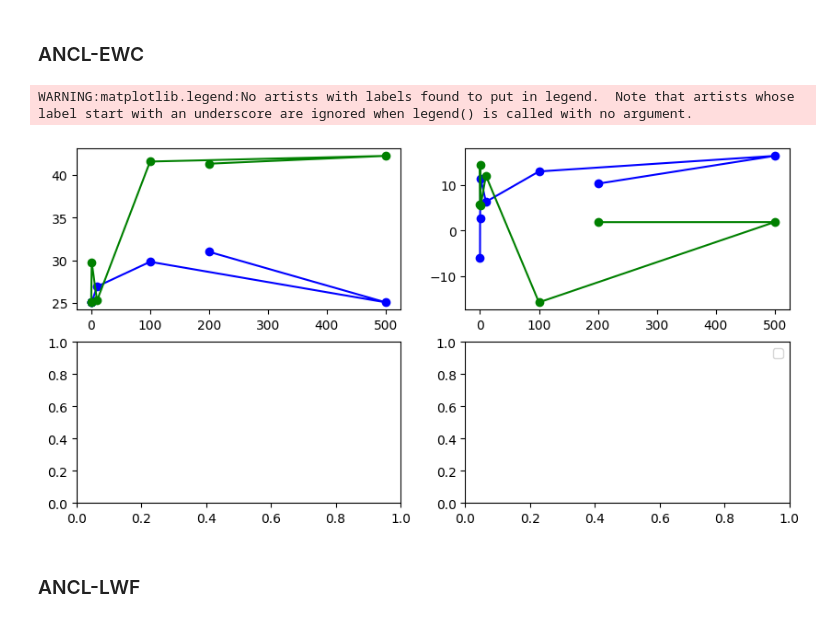
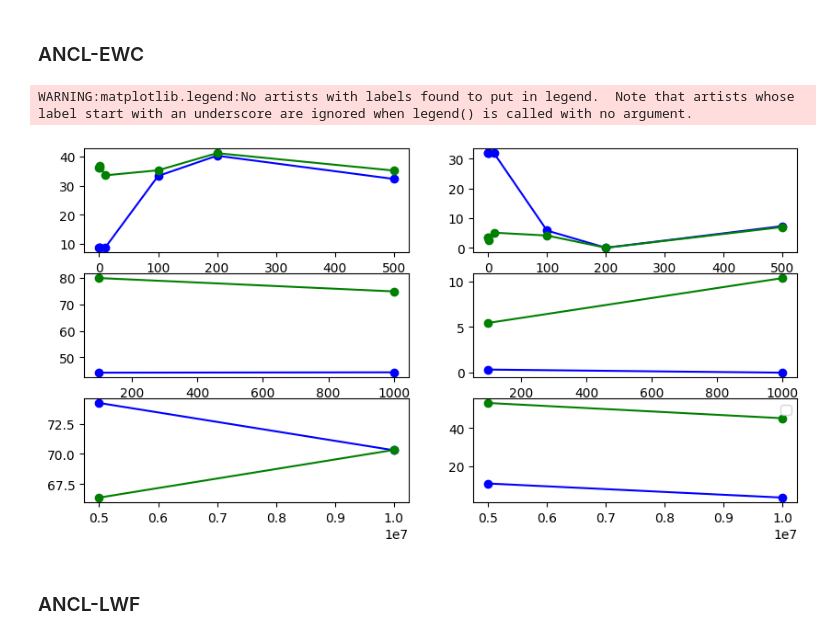
Before and after one commit to itsmemala/FABR, a Jupyter notebook: CL_Metrics.ipynb, the cells around one changed output. Cells and saved outputs as stored; diff of their text form; code cells hidden in the pictures.

```diff
--- a/CL_Metrics.ipynb
+++ b/CL_Metrics.ipynb
@@ -852,7 +852,7 @@ def get_res_fname(rand_idx,path,dataset):
         return dataset+'_bert_adapter_lwf_ancl_'+'random'+str(rand_idx)+'_seed0_f1.txt'
     elif 'LWF' in path:
         return dataset+'_bert_adapter_lwf_'+'random'+str(rand_idx)+'_seed0_f1.txt'
-    elif 'LAEWC' in path:
+    elif 'LAEWC' in path or 'LAMAS' in path:
         return dataset+'_bert_adapter_ewc_freeze_'+'random'+str(rand_idx)+'_seed0_f1.txt'
     else:
         return dataset+'_bert_adapter_ewc_'+'random'+str(rand_idx)+'_seed0_f1.txt'
@@ -879,16 +879,20 @@ path_sets1 = [
     ,'/content/gdrive/MyDrive/Collas24/BehavSH/BehavSH_MAS_2tasks.ind_max.1/'
     ,'/content/gdrive/MyDrive/Collas24/BehavSH/BehavSH_MAS_2tasks.ind_max.4/'
     ,'/content/gdrive/MyDrive/Collas24/BehavSH/BehavSH_MAS_2tasks.ind_max.6/'
+    ,'/content/gdrive/MyDrive/Collas24/BehavSH/BehavSH_NoL1LAMAS_AdaptKTCFsv2.ind_max.1/'
+    ,'/content/gdrive/MyDrive/Collas24/BehavSH/BehavSH_NoL1LAMAS_AdaptKTCFsv2.ind_max.8/'
+    ,'/content/gdrive/MyDrive/Collas24/BehavSH/BehavSH_NoL1LAMAS_AdaptKTCFsv2.ind_max.9/'
     ]
 ]
 # m_labels = [100,200,400,500,600,800,1000,1500]
-m_labels = [1,10,50,100,500,800]
+m_labels = [1,10,50,100,500,800,100,10,50]
+markers = ['x','x','x','x','x','x','o','o','o']
 
 fig, axes = plt.subplots(nrows=2, ncols=2, figsize=(15, 5))
 for ax_idx,paths in enumerate(path_sets1):
     # for rand_idx,color in zip([0,3,6],['gold','dodgerblue','red']):
     for rand_idx,color in zip([0],['gold']):
-        for path,m_label in zip(paths,m_labels):
+        for path,m_label,marker in zip(paths,m_labels,markers):
             expt = 'random'+str(rand_idx)+'_seed0_task1'
 
             ypath = path + get_res_fname(rand_idx,path,dataset)
@@ -904,7 +908,7 @@ for ax_idx,paths in enumerate(path_sets1):
             wd_high, cnt_wd_high = 0, 0
             wd_low = 0
             for k,v_ar in alpha_rel.items():
-              if 'output.adapter' in k or 'output.LayerNorm' in k or 'last' in k:
+              if 'output.adapter' in k or 'output.LayerNorm' in k or (dataset=='hwu64' and 'last' in k):
                   assert v_ar.shape==wd_old_magn[k].shape
                   v_ar, wd = v_ar.flatten().numpy(), wd_old_magn[k].flatten().numpy()
                   cnt_tot += len(v_ar)
@@ -914,13 +918,13 @@ for ax_idx,paths in enumerate(path_sets1):
             perc_wd_high = cnt_wd_high/cnt_tot
             wd_high = wd_high/cnt_wd_high
             wd_low = wd_low/(cnt_tot-cnt_wd_high)
-            axes[0,0].plot(wd_high, forg, marker='x', color=color)
+            axes[0,0].plot(wd_high, forg, marker=marker, color=color)
             axes[0,0].text(wd_high, forg+2, str(m_label)+','+str("{:1.2f}".format(perc_wd_high)), ha="center")
-            axes[0,1].plot(wd_high, newtask, marker='x', color=color)
+            axes[0,1].plot(wd_high, newtask, marker=marker, color=color)
             axes[0,1].text(wd_high, newtask+2, str(m_label)+','+str("{:1.2f}".format(perc_wd_high)), ha="center")
-            axes[1,0].plot(wd_low, forg, marker='x', color=color)
+            axes[1,0].plot(wd_low, forg, marker=marker, color=color)
             axes[1,0].text(wd_low, forg+2, "%d" %m_label, ha="center")
-            axes[1,1].plot(wd_low, newtask, marker='x', color=color)
+            axes[1,1].plot(wd_low, newtask, marker=marker, color=color)
             axes[1,1].text(wd_low, newtask+2, "%d" %m_label, ha="center")
 
 plt.legend()
@@ -1176,7 +1180,8 @@ WARNING:matplotlib.legend:No artists with labels found to put in legend.  Note t
 # %% [markdown]
 ### ANCL-EWC
 # %%
-dataset='annomi'
+t = 2
+datasets=['annomi','hwu64','hwu64']
 # path_alpharel = '/content/gdrive/MyDrive/Collas24/BehavSH/BehavSH_NoL1LAMAS_AdaptZero_2tasks.ind_max.'
 path_sets = [
     ['/content/gdrive/MyDrive/Collas24/BehavSH/BehavSH_MAS.3/'
@@ -1184,53 +1189,69 @@ path_sets = [
     ,'/content/gdrive/MyDrive/Collas24/BehavSH/BehavSH_MAS.2/'
     ,'/content/gdrive/MyDrive/Collas24/BehavSH/BehavSH_MAS.4/'
     ,'/content/gdrive/MyDrive/Collas24/BehavSH/BehavSH_MAS.5/'
+    ,'/content/gdrive/MyDrive/Collas24/BehavSH/BehavSH_MAS.7/'
     ,'/content/gdrive/MyDrive/Collas24/BehavSH/BehavSH_MAS.6/'
-    ,'/content/gdrive/MyDrive/Collas24/BehavSH/BehavSH_MAS.7/'
-    ]
+    ],
+    ['/content/gdrive/MyDrive/Collas24/IntentSH_MAS_wlast.3/',
+     '/content/gdrive/MyDrive/Collas24/IntentSH_MAS_wlast.2/'
+    ],
+    ['/content/gdrive/MyDrive/Collas24/IntentSH_EWC_wlast.4/',
+     '/content/gdrive/MyDrive/Collas24/IntentSH_EWC_wlast.5/']
   ]
 
-x_label_sets = [[0.01,0.1,1,10,100,500,200]]
+x_label_sets = [[0.01,0.1,1,10,100,200,500],[100,1000],[5000000,10000000]]
 
-fig, axes = plt.subplots(nrows=2, ncols=2, figsize=(10, 5))
-for ax_idx,(paths,x_labels) in enumerate(zip(path_sets,x_label_sets)):
+fig, axes = plt.subplots(nrows=3, ncols=2, figsize=(10, 5))
+for ax_idx,(dataset,paths,x_labels) in enumerate(zip(datasets,path_sets,x_label_sets)):
     for rand_idx in [0]:
         l1, l2, l3 = [], [], []
         l1_ancl, l2_ancl, l3_ancl = [], [], []
         for path in paths:
             expt = 'random'+str(rand_idx)+'_seed0_task1'
 
             ypath = path + get_res_fname(rand_idx,path,dataset)
-            l1.append(get_overall_f1_all(ypath)*100)
-            l2.append(get_forgetting_all(ypath)*100)
+            if t==6:
+                l1.append(get_overall_f1_all(ypath)*100)
+                l2.append(get_forgetting_all(ypath)*100)
+            else:
+                l1.append(get_overall_f1(ypath)*100)
+                l2.append(get_forgetting(ypath)*100)
 
             best_ancl_idx = '.1'
             best_score = 0
-            for ancl_idx in ['.1','.2','.3','.4']:
-                ancl_path = path[:-1].replace('MAS','ANCLMAS') + ancl_idx + '/'
+            for ancl_idx in ['.1','.2','.3','.4','.5','.6']:
+                ancl_path = path[:-1].replace('MAS','ANCLMAS').replace('EWC','ANCLEWC') + ancl_idx + '/'
                 ypath = ancl_path + get_res_fname(rand_idx,ancl_path,dataset)
                 try:
-                    score = get_overall_f1_all(ypath)
+                    if t==6:
+                        score = get_overall_f1_all(ypath)
+                    else:
+                        score = get_overall_f1(ypath)
                 except FileNotFoundError:
                     continue
                 if score > best_score:
                     best_score = score
                     best_ancl_idx = ancl_idx
-            ancl_path = path[:-1].replace('MAS','ANCLMAS') + best_ancl_idx + '/'
+            ancl_path = path[:-1].replace('MAS','ANCLMAS').replace('EWC','ANCLEWC') + best_ancl_idx + '/'
             ypath = ancl_path + get_res_fname(rand_idx,ancl_path,dataset)
-            l1_ancl.append(get_overall_f1_all(ypath)*100)
-            l2_ancl.append(get_forgetting_all(ypath)*100)
+            if t==6:
+                l1_ancl.append(get_overall_f1_all(ypath)*100)
+                l2_ancl.append(get_forgetting_all(ypath)*100)
+            else:
+                l1_ancl.append(get_overall_f1(ypath)*100)
+                l2_ancl.append(get_forgetting(ypath)*100)
 
         axes[ax_idx,0].plot(x_labels, l1, marker='o', color='blue')
         axes[ax_idx,0].plot(x_labels, l1_ancl, marker='o', color='green')
 
         axes[ax_idx,1].plot(x_labels, l2, marker='o', color='blue')
         axes[ax_idx,1].plot(x_labels, l2_ancl, marker='o', color='green')
 
 
 plt.legend()
 plt.show()
 # %% [output]
 WARNING:matplotlib.legend:No artists with labels found to put in legend.  Note that artists whose label start with an underscore are ignored when legend() is called with no argument.
-[figure, old version]
+[figure, new version]
 # %% [markdown]
 ### ANCL-LWF
```
Also changed, not shown: parts of 2 cells of this notebook, 1 other file.
